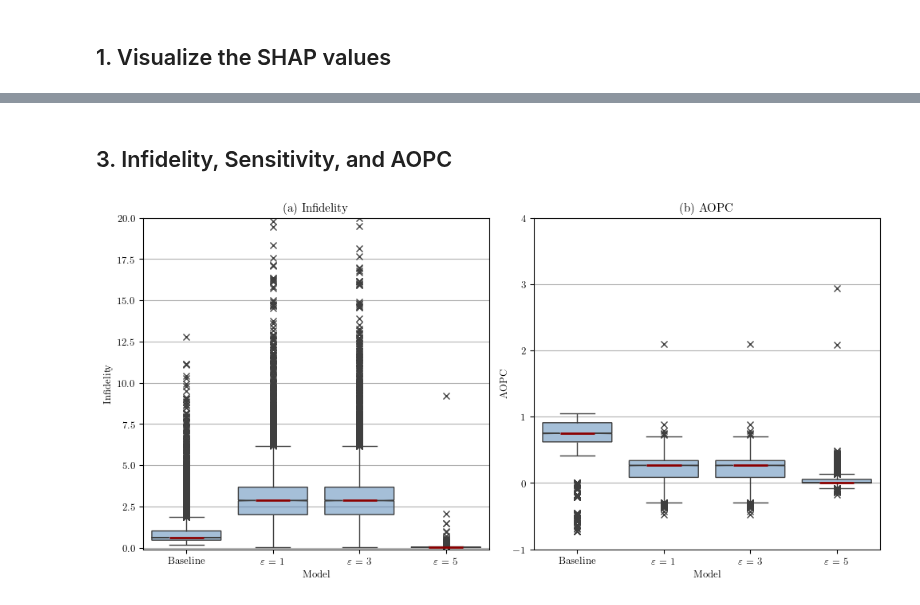
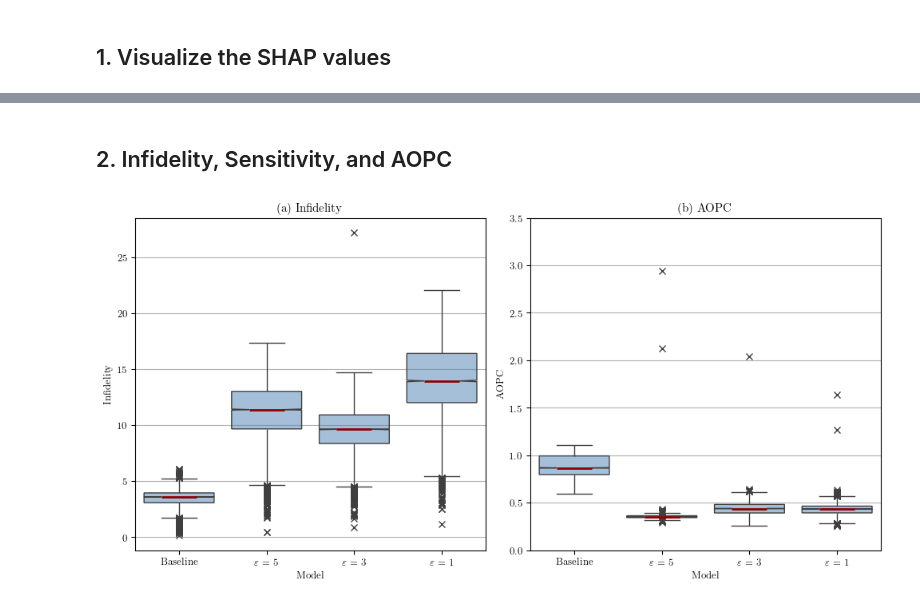
Before and after one commit to trinhkieuha/dp-shap-anomaly-detection, a Jupyter notebook: notebooks/06_Explainability.ipynb, the cells around one changed output, grey strips where cells are left out. Cells and saved outputs as stored; diff of their text form; code cells hidden in the pictures.

Commit message:
Final explainability analysis of baseline and DP-SGD models

```diff
--- a/notebooks/06_Explainability.ipynb
+++ b/notebooks/06_Explainability.ipynb
@@ -34,9 +37,9 @@ plt.rcParams['font.size'] = 9
 # Chosen tuning objective
 metric = "AUC"
 x_size = 12000
-explain_size = 25
+explain_size = 500
 
-for script in ["explain", "explain_eval"]:
+"""for script in ["explain", "explain_eval"]:
 
     # Create the script directory if it doesn't exist
     os.makedirs("scripts", exist_ok=True)
@@ -57,4 +60,4 @@ for script in ["explain", "explain_eval"]:
             if model_type == "dpsgd":
                 txt += f' --model_type {model_type}'
             with open(f"scripts/{script}.sh", "a") as f:
-                f.write(txt + "\n")
+                f.write(txt + "\n")"""
@@ -96,7 +101,7 @@ for (model_type, version, eps), explanation in shap_dict.items():
     if explanation == []:
         continue
     else:
-        shap_values = explanation
+        shap_values = normalize_shap(explanation, method="l2")
     # Plot the SHAP values
     if model_type == "baseline":
         title = "Baseline"
@@ -113,6 +118,7 @@ for (model_type, version, eps), explanation in shap_dict.items():
                 plot_type="violin",
                 title=title,
                 )
+    #plt.xlim(-0.2, 1.25)  # Set x-axis limits to -0.5 and 1
     # Draw the canvas, copy contents, and close temp
     temp_fig.canvas.draw()
     image = np.frombuffer(temp_fig.canvas.tostring_rgb(), dtype='uint8')
@@ -209,5 +138,5 @@ df_melted.groupby(["gap_type", "epsilon"]).agg(["mean", "std", "median", "min",
 # %% [markdown]
-## 3. Infidelity, Sensitivity, and AOPC
+## 2. Infidelity, Sensitivity, and AOPC
 # %%
 # Create figure and define the grid layout
 fig, axes = plt.subplots(1, 2, figsize=(10, 5))
@@ -244,36 +173,36 @@ sns.boxplot(data=df,
             medianprops={"color": "darkred", "linewidth": 2},
             notch=True, showcaps=True)
 
 sns.boxplot(data=df,
             x="model",
             y="aopc",
             ax=ax2,
             flierprops={"marker": "x"},
             boxprops={"facecolor": (.3, .5, .7, .5)},
             medianprops={"color": "darkred", "linewidth": 2},
             notch=True, showcaps=True)
 
 # Set the titles for the subplots
 ax1.set_title("(a) Infidelity")
 ax2.set_title("(b) AOPC")
 
 # Set the y-axis labels
 ax1.set_ylabel("Infidelity")
 ax2.set_ylabel("AOPC")
 
 # Set the y-axis labels
 for ax in [ax1, ax2]:
     ax.set_xlabel("Model")
     ax.grid(axis='y')
 
 # Set y-axis limits
-ax1.set_ylim(-0.1, 20)
-ax2.set_ylim(-1, 4)
+#ax1.set_ylim(-0.1, 20)
+ax2.set_ylim(0, 3.5)
 
 plt.tight_layout()
 plt.show()
 # %% [output]
-[figure, old version]
+[figure, new version]
 # %%
 df.melt(id_vars=["model"], value_vars=["infidelity", "aopc"], var_name="metric", value_name="value").groupby(["metric", "model"]).agg(["mean", "std", "median", "min", "max"])
 # %% [output]
```
Also changed, not shown: parts of 14 cells of this notebook, 18 other files.
